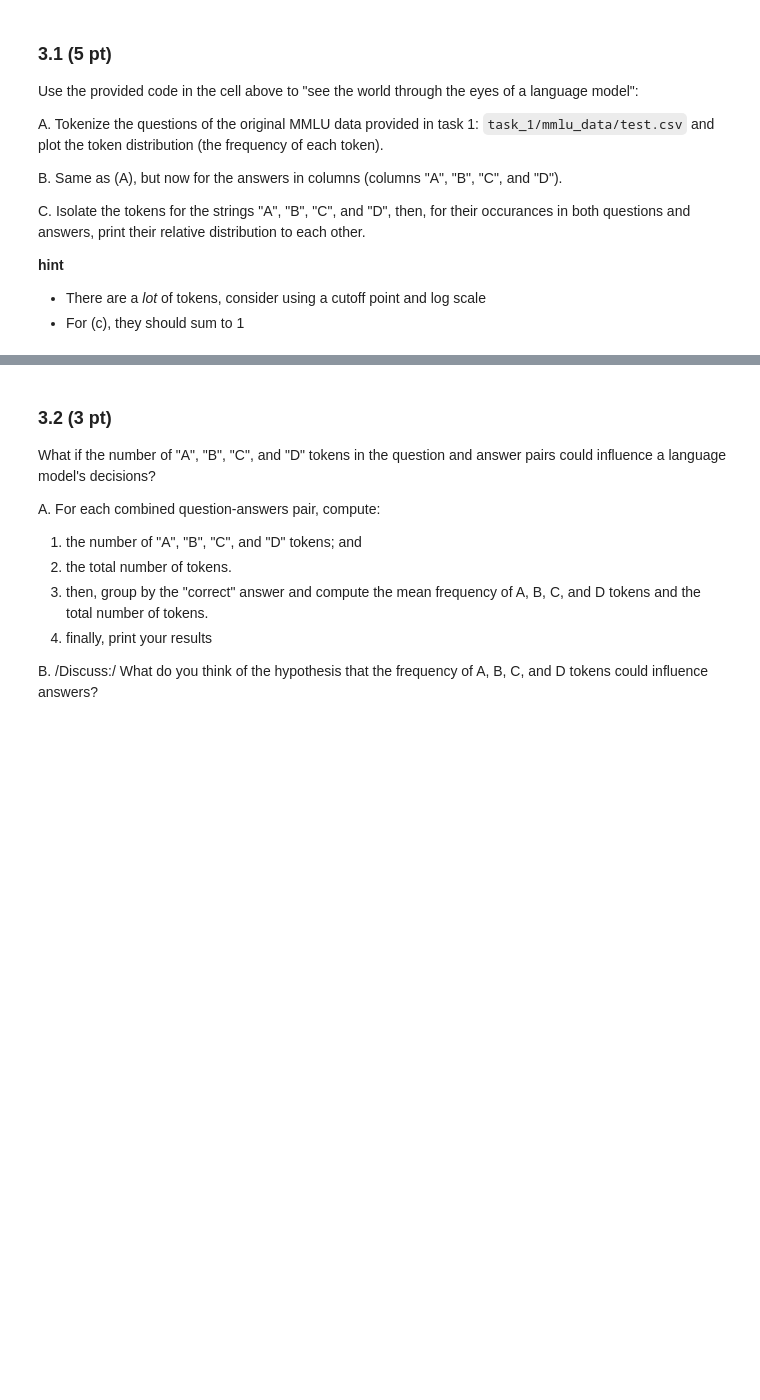
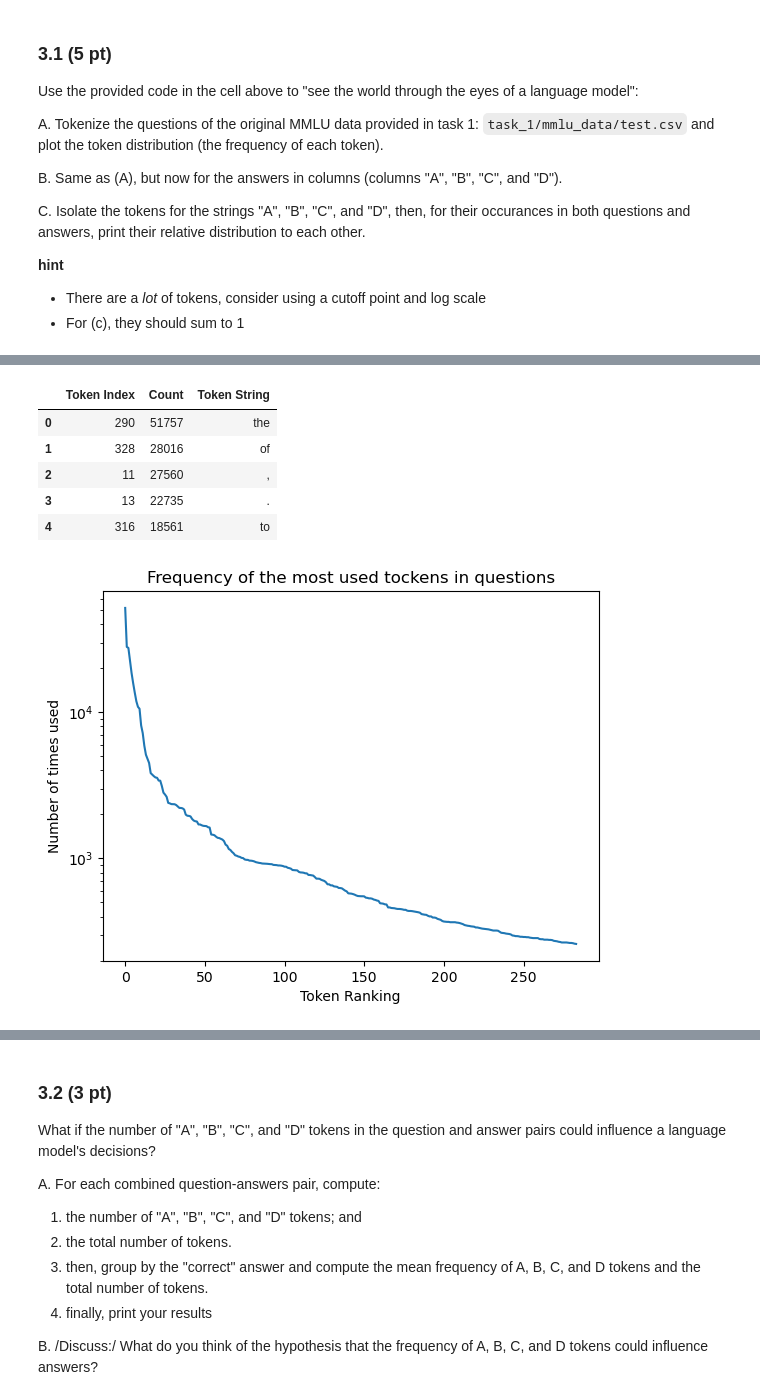
Before and after one commit to Luca-Engel/ADA-H1-Neutrality, a Jupyter notebook: analysis.ipynb, the cells around one changed output, grey strips where cells are left out. Cells and saved outputs as stored; diff of their text form; code cells hidden in the pictures; blank space fills up the shorter version.

Commit message:
merge with task 3 and discussion 2.7

```diff
--- a/analysis.ipynb
+++ b/analysis.ipynb
@@ -981,4 +999,36 @@ C. Isolate the tokens for the strings "A", "B", "C", and "D", then, for their oc
 # %%
 # A
+def detokenize_text(s):
+    if type(s) == int:
+        s = [s]
+    enc = tiktoken.encoding_for_model('gpt-4o')
+    string = enc.decode(s)
+    return string
+
+MMLU_data = pd.read_csv("task_1/mmlu_data/test.csv")
+MMLU_tokens = []
+for row in MMLU_data.index:
+    MMLU_tokens.append(tokenize_text(MMLU_data.question[row]))
+# print(len(MMLU_tokens), len(MMLU_data), max([j for sub in MMLU_tokens for j in sub]))
+count, bins = np.histogram([j for sub in MMLU_tokens for j in sub], bins=199978, range=(0,199978))
+# print(count[0:10], bins[0:10])
+token_frequency = pd.DataFrame({"Count": count})
+sorted_tokens = token_frequency.sort_values("Count", ascending=False)
+sorted_tokens = sorted_tokens.reset_index()
+sorted_tokens = sorted_tokens.rename(columns={"index": "Token Index"})
+sorted_tokens["Token String"] = sorted_tokens["Token Index"].apply(detokenize_text)
+plt.semilogy(sorted_tokens["Count"][sorted_tokens["Count"] >= 0.005 * sorted_tokens["Count"][0]])
+plt.title("Frequency of the most used tockens in questions")
+plt.ylabel("Number of times used")
+plt.xlabel("Token Ranking")
+sorted_tokens.head(5)
+# %% [output]
+|  | Token Index | Count | Token String |
+| 0 | 290 | 51757 | the |
+| 1 | 328 | 28016 | of |
+| 2 | 11 | 27560 | , |
+| 3 | 13 | 22735 | . |
+| 4 | 316 | 18561 | to |
+[figure, added]
 # %%
 # B
```
Also changed, not shown: parts of 13 cells of this notebook.
